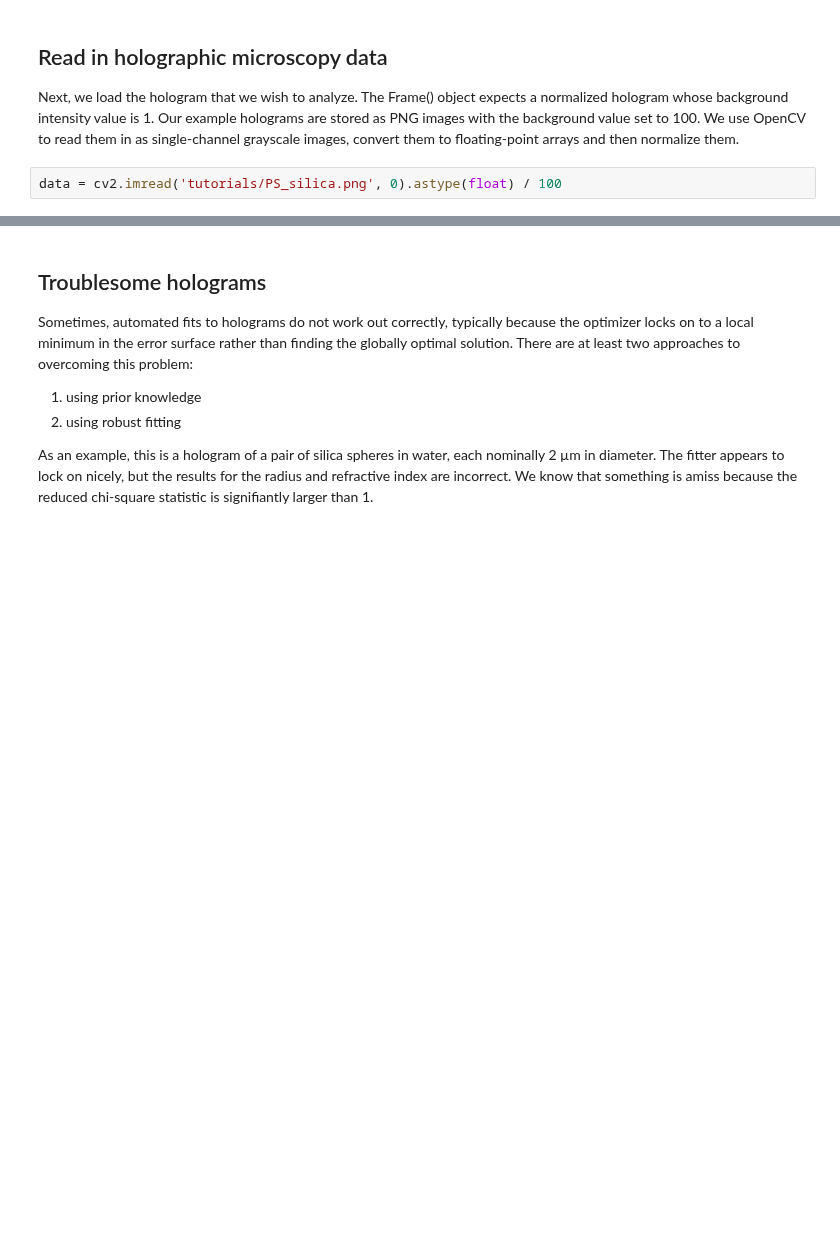
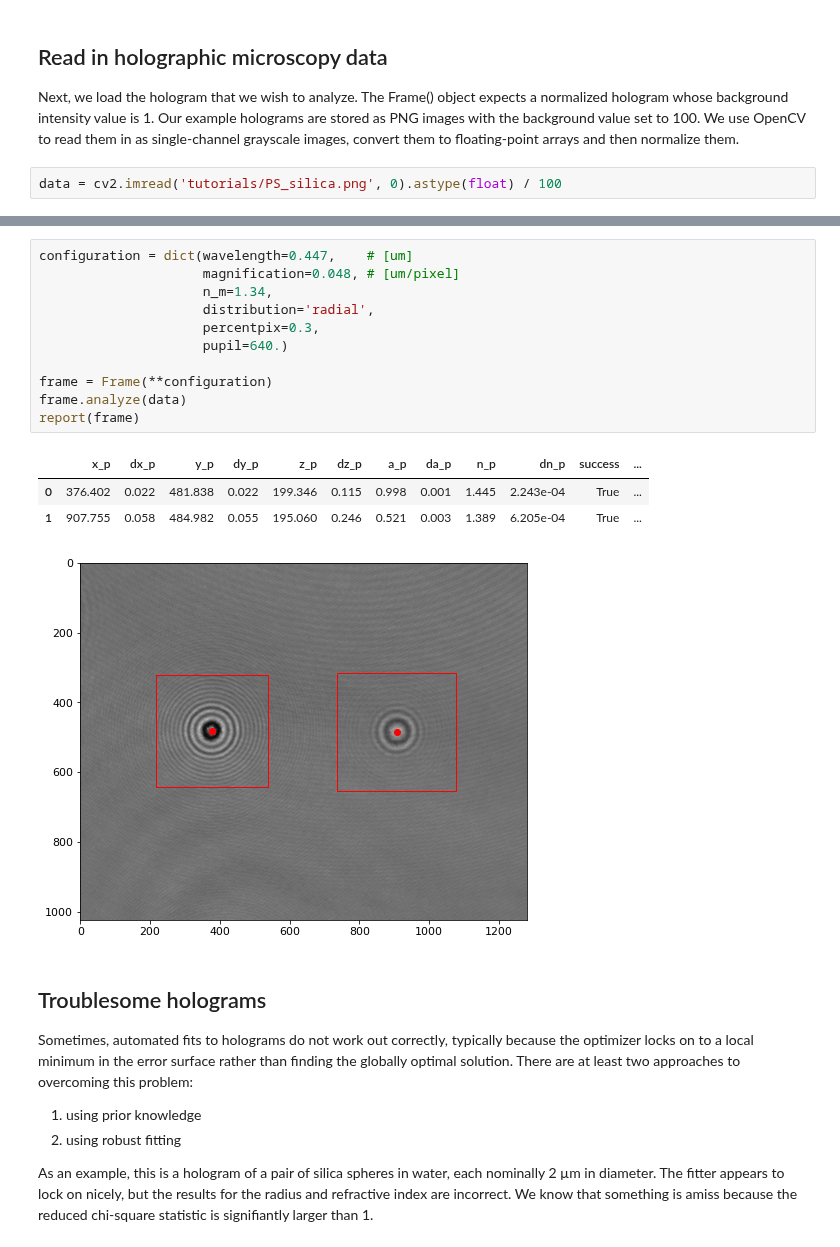
Before and after one commit to davidgrier/pylorenzmie, a Jupyter notebook: docs/FrameAnalysis.ipynb, the cells around one changed output, grey strips where cells are left out. Saved outputs shown, nothing was run; the diff lists cells and outputs as text; blank space fills up the shorter version.

```diff
--- a/docs/FrameAnalysis.ipynb
+++ b/docs/FrameAnalysis.ipynb
@@ -65,3 +41,19 @@ report(frame)
+# %%
+configuration = dict(wavelength=0.447,    # [um]
+                     magnification=0.048, # [um/pixel]
+                     n_m=1.34,
+                     distribution='radial',
+                     percentpix=0.3,
+                     pupil=640.)
+
+frame = Frame(**configuration)
+frame.analyze(data)
+report(frame)
+# %% [output]
+|  | x_p | dx_p | y_p | dy_p | z_p | dz_p | a_p | da_p | n_p | dn_p | success | ... |
+| 0 | 376.402 | 0.022 | 481.838 | 0.022 | 199.346 | 0.115 | 0.998 | 0.001 | 1.445 | 2.243e-04 | True | ... |
+| 1 | 907.755 | 0.058 | 484.982 | 0.055 | 195.060 | 0.246 | 0.521 | 0.003 | 1.389 | 6.205e-04 | True | ... |
+[figure, added]
 # %% [markdown]
 ## Troublesome holograms
 
```
Also changed, not shown: parts of 11 cells of this notebook, 3 other files.
